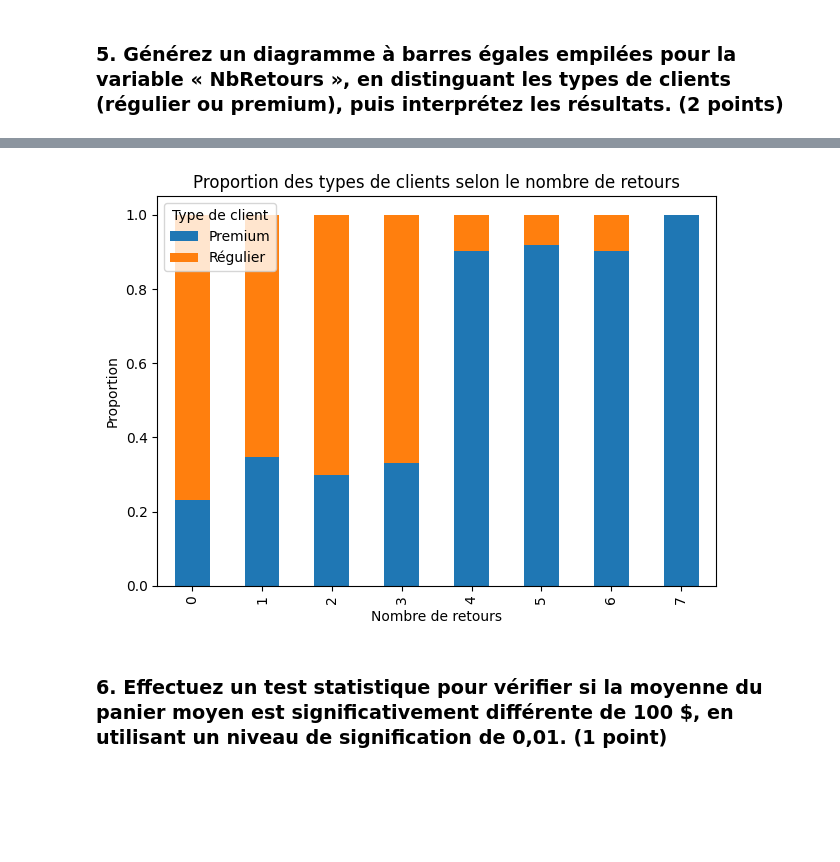
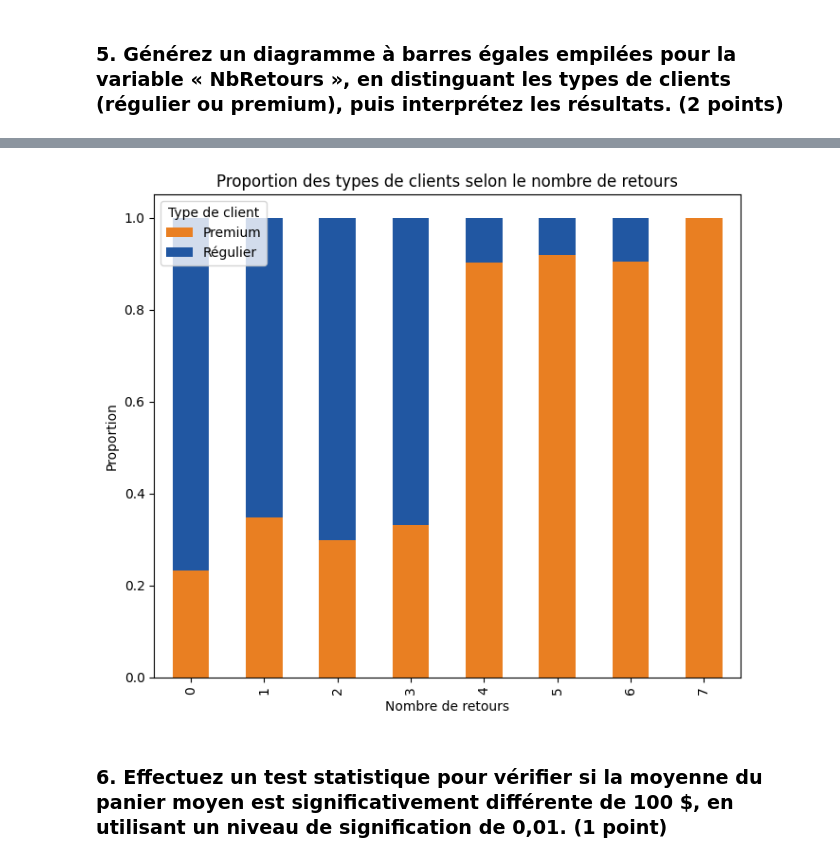
Before and after one commit to JWulfran/finance, a Jupyter notebook: SIO6003_Projet_de_mi_session_E25.ipynb, the cells around one changed output, grey strips where cells are left out. Drawn from its saved outputs; the diff is of its cells as text; code cells hidden in the pictures; blank space fills up the shorter version.

```diff
--- a/SIO6003_Projet_de_mi_session_E25.ipynb
+++ b/SIO6003_Projet_de_mi_session_E25.ipynb
@@ -282,16 +297,16 @@ For example, when doing 'df[col].method(value, inplace=True)', try using 'df.met
 # %%
 # Création du graphique à barres égales empilées
-retour_counts = pd.crosstab(df['NbRetours'], df['TypeClient'], normalize='index')
+retour_counts_normalized = pd.crosstab(df['NbRetours'], df['TypeClient'], normalize='index')
 
-retour_counts.plot(kind='bar', stacked=True)
+retour_counts_normalized.plot(kind='bar', stacked=True, color=["#E97F22", "#2157A2"], figsize=(7, 6))
 plt.title('Proportion des types de clients selon le nombre de retours')
 plt.xlabel('Nombre de retours')
 plt.ylabel('Proportion')
 plt.legend(title='Type de client')
 plt.tight_layout()
 plt.show()
 # %% [output]
-[figure, old version]
+[figure, new version]
 # %% [markdown]
 ### 6.	Effectuez un test statistique pour vérifier si la moyenne du panier moyen est significativement différente de 100 $, en utilisant un niveau de signification de 0,01.	(1 point)
 # %%
```
Also changed, not shown: parts of 5 cells of this notebook.
